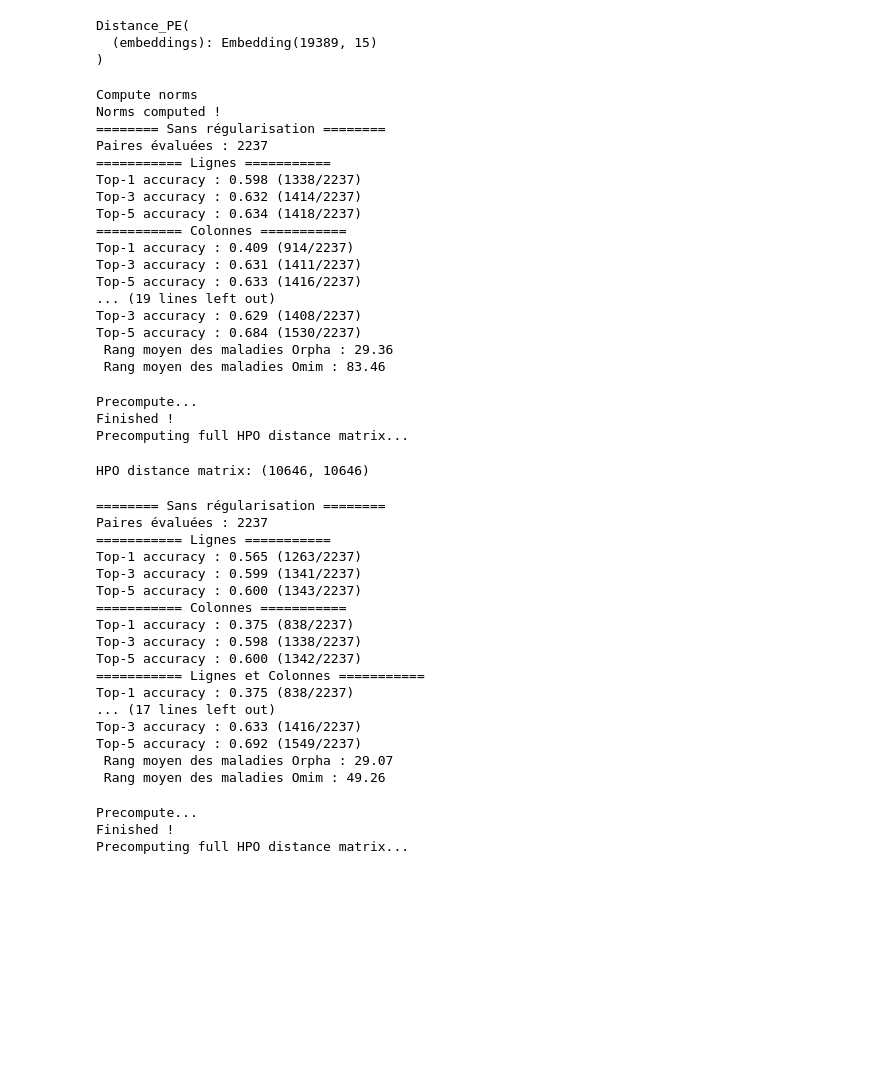
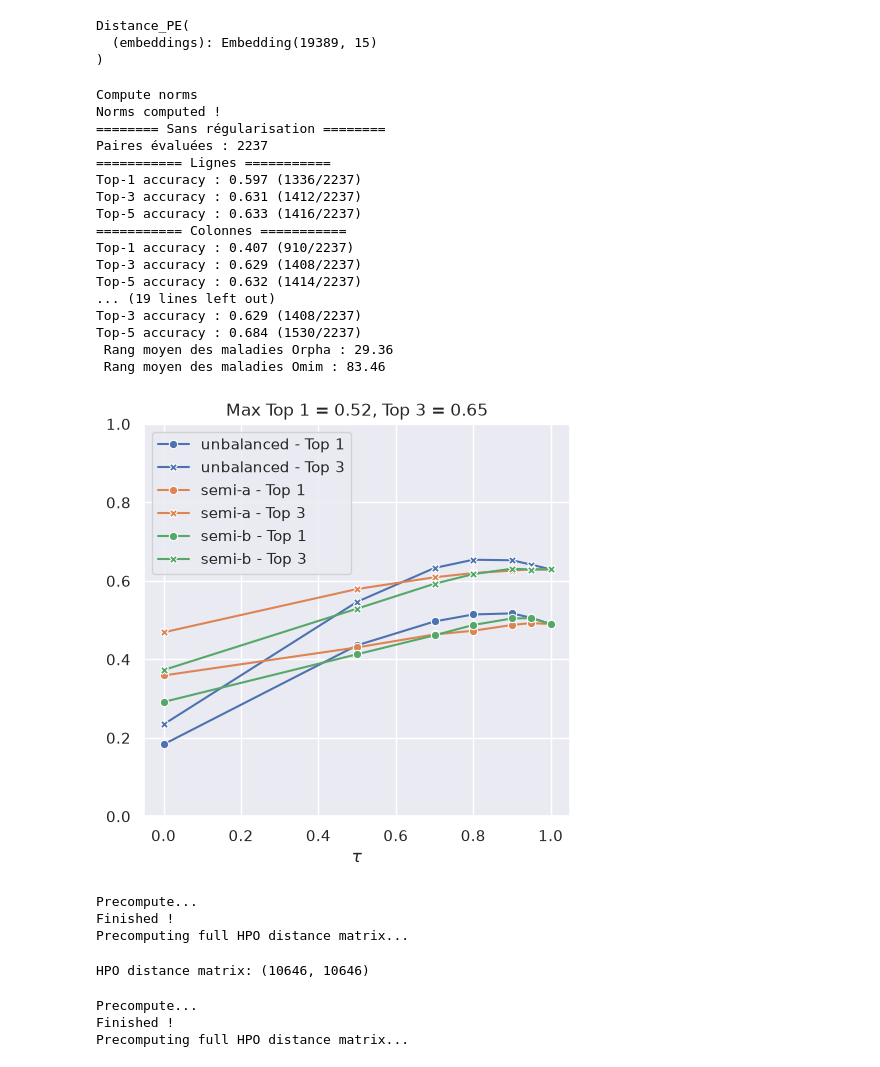
Before and after one commit to averniere/OT_simulation_maladies, a Jupyter notebook: Embeddings/test.ipynb, the cells around one changed output. Cells and saved outputs as stored; diff of their text form; code cells hidden in the pictures; blank space fills up the shorter version.

```diff
--- a/Embeddings/test.ipynb
+++ b/Embeddings/test.ipynb
@@ -513,7 +473,7 @@ C_mod = compute_cost_matrix_pseudo_jacc(w_omim_P2, w_orpha_P2, node2id_w, model)
 # Sans régularisation
 print("======== Sans régularisation ========")
 ot_plan, ot_cost = compute_transport(C_mod, a=None, b=None)
-ranks, _, pairs, _ = evaluate_transport(ot_plan, gt_set2, C_mod)
+ranks, _, pairs, _, _ = evaluate_transport(ot_plan, gt_set2, C_mod)
 
 # Avec régularisation
 print("======== Avec régularisation ========")
@@ -521,36 +481,41 @@ grid = np.linspace(0.01, 5, 100)
 epsilon = grid[1] * np.mean(C_mod)
 print(epsilon)
 ot_plan_reg, ot_cost_reg = compute_transport_sinkhorn(C_mod, None, None, epsilon, 10000, 1e-4, False)
-ranks_reg, _, pairs_reg, _ = evaluate_transport(ot_plan_reg, gt_set2, C_mod)
-dict_method["embedding_hamming"]={"ranks": ranks_reg,
-                    "pairs": pairs_reg,
-                    "ot_plan": ot_plan_reg,
-                    "cost_matrix": C_mod}
+ranks_reg, _, pairs_reg, _, _ = evaluate_transport(ot_plan_reg, gt_set2, C_mod)
+#dict_method["embedding_hamming"]={"ranks": ranks_reg,
+                    #"pairs": pairs_reg,
+                    #"ot_plan": ot_plan_reg,
+                    #"cost_matrix": C_mod}
 # %% [output]
 Compute norms
 Norms computed !
 ======== Sans régularisation ========
 Paires évaluées : 2237
 =========== Lignes ===========
-Top-1 accuracy : 0.598 (1338/2237)
-Top-3 accuracy : 0.632 (1414/2237)
-Top-5 accuracy : 0.634 (1418/2237)
+Top-1 accuracy : 0.597 (1336/2237)
+Top-3 accuracy : 0.631 (1412/2237)
+Top-5 accuracy : 0.633 (1416/2237)
 =========== Colonnes ===========
-Top-1 accuracy : 0.409 (914/2237)
-Top-3 accuracy : 0.631 (1411/2237)
-Top-5 accuracy : 0.633 (1416/2237)
+Top-1 accuracy : 0.407 (910/2237)
+Top-3 accuracy : 0.629 (1408/2237)
+Top-5 accuracy : 0.632 (1414/2237)
 ... (19 lines left out)
 Top-3 accuracy : 0.629 (1408/2237)
 Top-5 accuracy : 0.684 (1530/2237)
  Rang moyen des maladies Orpha : 29.36
  Rang moyen des maladies Omim : 83.46
+# %%
+taus = [0., 0.5, 0.7, 0.8, 0.9, 0.95, 1.]
+plot_unbalanced(taus, C_mod, epsilon, gt_set2)
+# %% [output]
+[figure, added]
 # %%
 C_wass = compute_costs_matrix_wasserstein2(work_omim2, work_orpha2, node2id_w, model, deprecated)
 
 # Sans régularisation
 print("======== Sans régularisation ========")
 ot_plan, ot_cost = compute_transport(C_wass, a=None, b=None)
-ranks, _, pairs, _ = evaluate_transport(ot_plan, gt_set2, C_wass)
+ranks, _, pairs, _, _ = evaluate_transport(ot_plan, gt_set2, C_wass)
 
 # Avec régularisation
 print("======== Avec régularisation ========")
@@ -558,7 +523,7 @@ grid = np.linspace(0.01, 5, 100)
 epsilon = grid[1] * np.mean(C_wass)
 print(epsilon)
 ot_plan_reg, ot_cots_reg = compute_transport_sinkhorn(C_wass, None, None, epsilon, 10000, 1e-4, False)
-ranks_reg, _, pairs_reg, _ = evaluate_transport(ot_plan_reg, gt_set2, C_wass)
+ranks_reg, _, pairs_reg, _, _ = evaluate_transport(ot_plan_reg, gt_set2, C_wass)
 #dict_method["embedding_wasserstein"]={"ranks": ranks_reg,
                     #"pairs": pairs_reg,
                     #"ot_plan": ot_plan_reg,
@@ -568,20 +533,3 @@ Precompute...
 Finished !
 Precomputing full HPO distance matrix...
 HPO distance matrix: (10646, 10646)
-======== Sans régularisation ========
-Paires évaluées : 2237
-=========== Lignes ===========
-Top-1 accuracy : 0.565 (1263/2237)
-Top-3 accuracy : 0.599 (1341/2237)
-Top-5 accuracy : 0.600 (1343/2237)
-=========== Colonnes ===========
-Top-1 accuracy : 0.375 (838/2237)
-Top-3 accuracy : 0.598 (1338/2237)
-Top-5 accuracy : 0.600 (1342/2237)
-=========== Lignes et Colonnes ===========
-Top-1 accuracy : 0.375 (838/2237)
-... (17 lines left out)
-Top-3 accuracy : 0.633 (1416/2237)
-Top-5 accuracy : 0.692 (1549/2237)
- Rang moyen des maladies Orpha : 29.07
- Rang moyen des maladies Omim : 49.26
```
Also changed, not shown: parts of 16 cells of this notebook, 5 other files.
